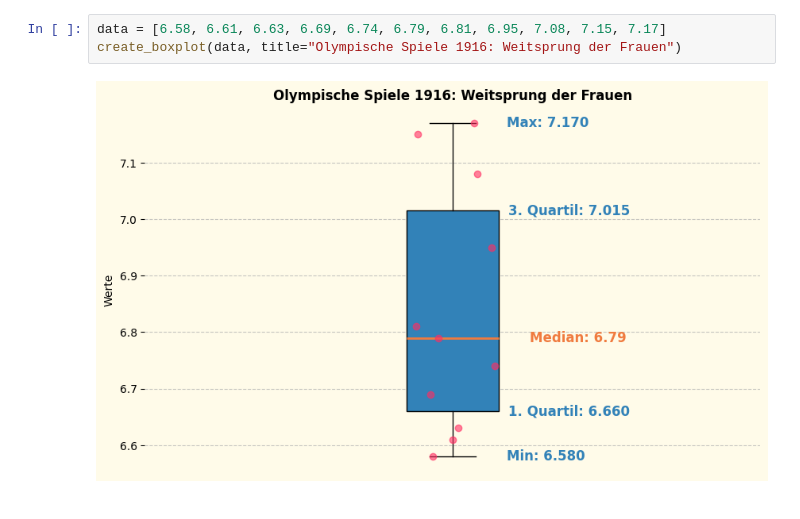
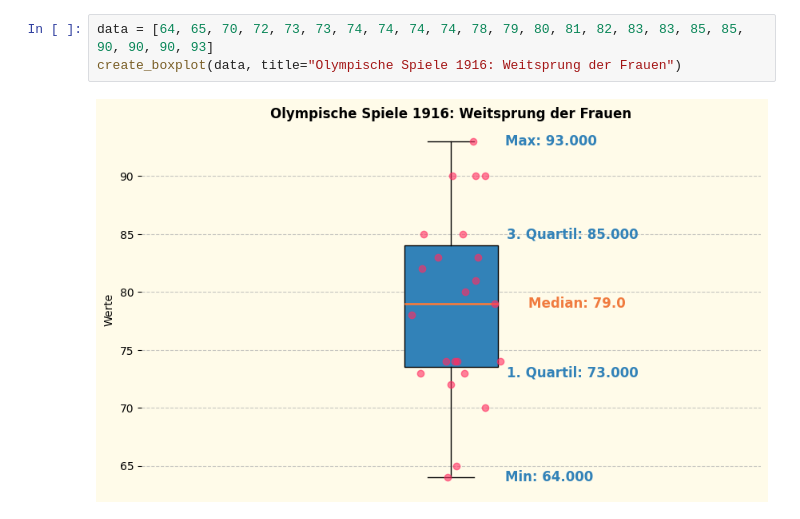
Before and after one commit to StatsTeam/statistik, a Jupyter notebook: tools/boxplot/boxplot.ipynb, the cells around one changed output. Drawn from its saved outputs; the diff is of its cells as text.

```diff
--- a/tools/boxplot/boxplot.ipynb
+++ b/tools/boxplot/boxplot.ipynb
@@ -148,11 +168,11 @@ def create_boxplot(data, title="Title", y_label="y-values", ausreiser=False, aus
         color='#3282B8',
         fontweight='bold'
     )
-# %%
-data = [6.58, 6.61, 6.63, 6.69, 6.74, 6.79, 6.81, 6.95, 7.08, 7.15, 7.17]
-create_boxplot(data, title="Olympische Spiele 1916: Weitsprung der Frauen")
-# %% [output]
-[figure, removed]
+# %%
+data = [64, 65, 70, 72, 73, 73, 74, 74, 74, 74, 78, 79, 80, 81, 82, 83, 83, 85, 85, 90, 90, 90, 93]
+create_boxplot(data, title="Olympische Spiele 1916: Weitsprung der Frauen")
+# %% [output]
+[figure, added]
 # %%
 data = [7.82, 7.92, 8.08, 8.27, 8.38]
 create_boxplot(data=data, title="Männer", ausreiser=True, ausreiser_grenzen=True)
```
Also changed, not shown: parts of 2 cells of this notebook, 2 other files.
